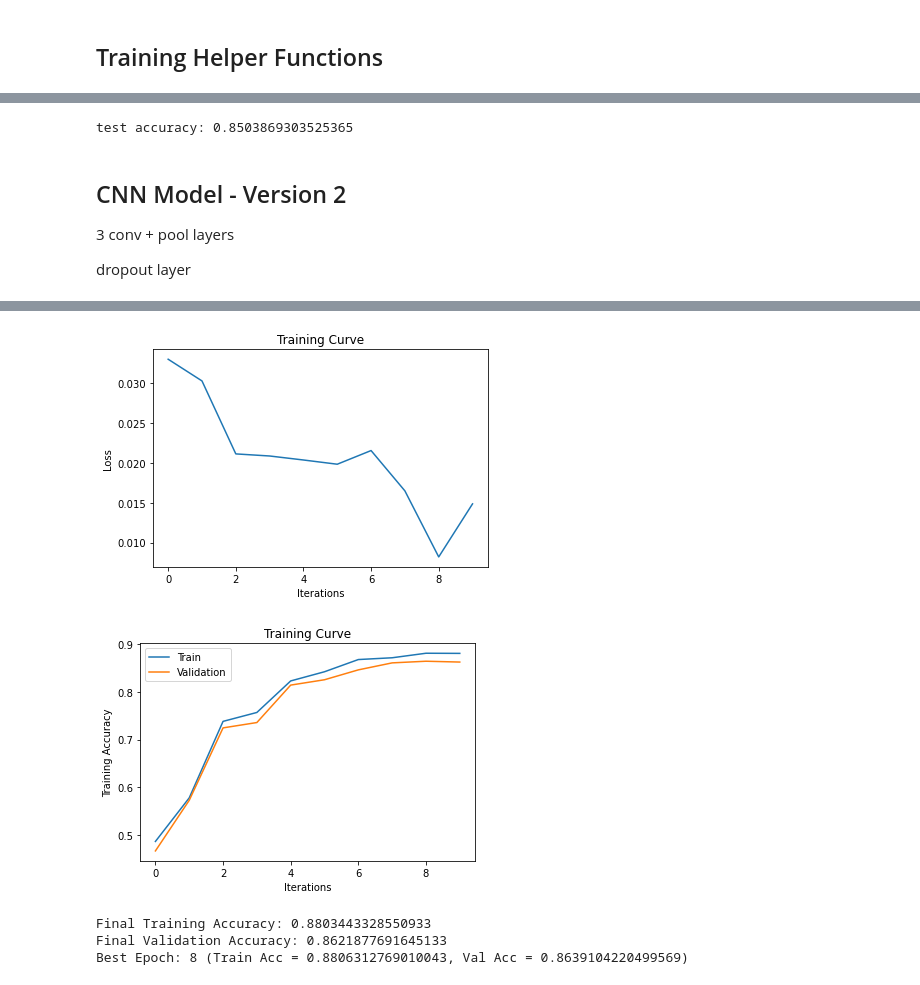
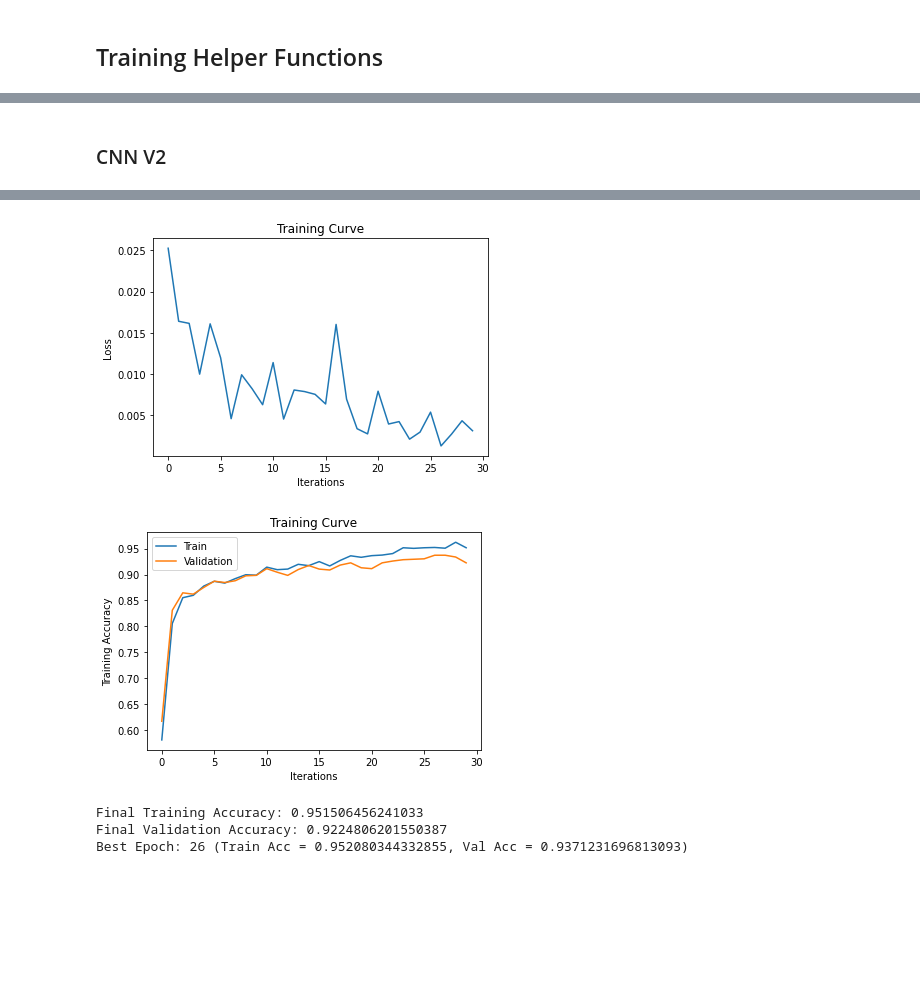
Before and after one commit to Edwinz28/mask-detector, a Jupyter notebook: mask-detector.ipynb, the cells around one changed output, grey strips where cells are left out. Cells and saved outputs as stored; diff of their text form; code cells hidden in the pictures; blank space fills up the shorter version.

```diff
--- a/mask-detector.ipynb
+++ b/mask-detector.ipynb
@@ -133,0 +144,41 @@ class Basic_CNN(nn.Module):
+# %%
+class CNN_V2(nn.Module):
+    def __init__(self, num_classes=3):
+        super(CNN_V2, self).__init__()
+        self.name = "CNN_V2"
+
+        # Our images are RGB, so we have input channels = 3.
+        #12 filters in the first convolutional layer
+        self.conv1 = nn.Conv2d(in_channels=3, out_channels=12, kernel_size=3, stride=1, padding=1)
+
+        # A second convolutional layer takes 12 input channels, and generates 24 outputs
+        self.conv2 = nn.Conv2d(in_channels=12, out_channels=24, kernel_size=3, stride=1, padding=1)
+
+        # We in the end apply max pooling with a kernel size of 2
+        self.pool = nn.MaxPool2d(kernel_size=2)
+
+        # A drop layer deletes 20% of the features to help prevent overfitting
+        self.drop = nn.Dropout2d(p=0.2)
+
+        # 240x240 image tensors will be pooled twice with a kernel size of 2. 240/2/2 is 60.
+        # Thus 60x60 tensors and 24 tensors
+        self.fc = nn.Linear(in_features=60 * 60 * 24, out_features=num_classes)
+
+    def forward(self, x):
+        # In the forward function, pass the data through the layers we defined in the init function
+
+        # Use a ReLU activation function after layer 1 (convolution 1 and pool)
+        x = F.relu(self.pool(self.conv1(x)))
+
+        # Use a ReLU activation function after layer 2
+        x = F.relu(self.pool(self.conv2(x)))
+
+        # Select some features to drop to prevent overfitting (only drop during training)
+        x = F.dropout(self.drop(x), training=self.training)
+
+        # Flatten
+        x = x.view(-1, 60 * 60 * 24)
+        # Feed to fully-connected layer to predict class
+        x = self.fc(x)
+
+        return x
@@ -237,7 +333,7 @@ if use_cuda and torch.cuda.is_available():
 else:
     print('CUDA is not available.  Training on CPU ...')
 
-train(model, train_set, val_set, batch_size = 32, learning_rate = 0.00012, num_epochs = 10)
+train(model, train_set, val_set, batch_size = 32, learning_rate = 0.0003, num_epochs = 30)
 # %% [output]
 CUDA is available!  Training on GPU ...
 Done loading data
@@ -259,20 +359,0 @@ Final Validation Accuracy: 0.8492678725236865
-# %%
-#Test
-best_model = Basic_CNN()
-best_model_path = "models/model_{0}_bs{1}_lr{2}_epoch{3}".format("Basic_CNN", 32, 0.00012, 8)
-state = torch.load(best_model_path)
-
-best_model.load_state_dict(state)
-
-if use_cuda and torch.cuda.is_available():
-    best_model.cuda()
-test_dataloader = torch.utils.data.DataLoader(test_set, batch_size=16, shuffle=True)
-test_accuracy = get_accuracy(best_model, test_dataloader)
-print("test accuracy:", test_accuracy)
-# %% [output]
-test accuracy: 0.8503869303525365
-# %% [markdown]
-## CNN Model - Version 2
-3 conv + pool layers
-
-dropout layer
@@ -326,3 +360,5 @@ class CNN_V2(nn.Module):
+# %% [markdown]
+### CNN V2
 # %%
 use_cuda = True
 torch.manual_seed(2020)
@@ -333,7 +369,7 @@ if use_cuda and torch.cuda.is_available():
 else:
     print('CUDA is not available.  Training on CPU ...')
 
-train(model, train_set, val_set, batch_size = 32, learning_rate = 0.00012, num_epochs = 10)
+train(model, train_set, val_set, batch_size = 32, learning_rate = 0.0003, num_epochs = 30)
 # %% [output]
 CUDA is available!  Training on GPU ...
 Done loading data
@@ -351,5 +391,5 @@ Epoch #: 9 Accuracy: 0.8803443328550933
-[figure, old version]
+[figure, new version]
-[figure, old version]
+[figure, new version]
-Final Training Accuracy: 0.8803443328550933
-Final Validation Accuracy: 0.8621877691645133
-Best Epoch: 8 (Train Acc = 0.8806312769010043, Val Acc = 0.8639104220499569)
+Final Training Accuracy: 0.951506456241033
+Final Validation Accuracy: 0.9224806201550387
+Best Epoch: 26 (Train Acc = 0.952080344332855, Val Acc = 0.9371231696813093)
```
Also changed, not shown: parts of 29 cells of this notebook.
